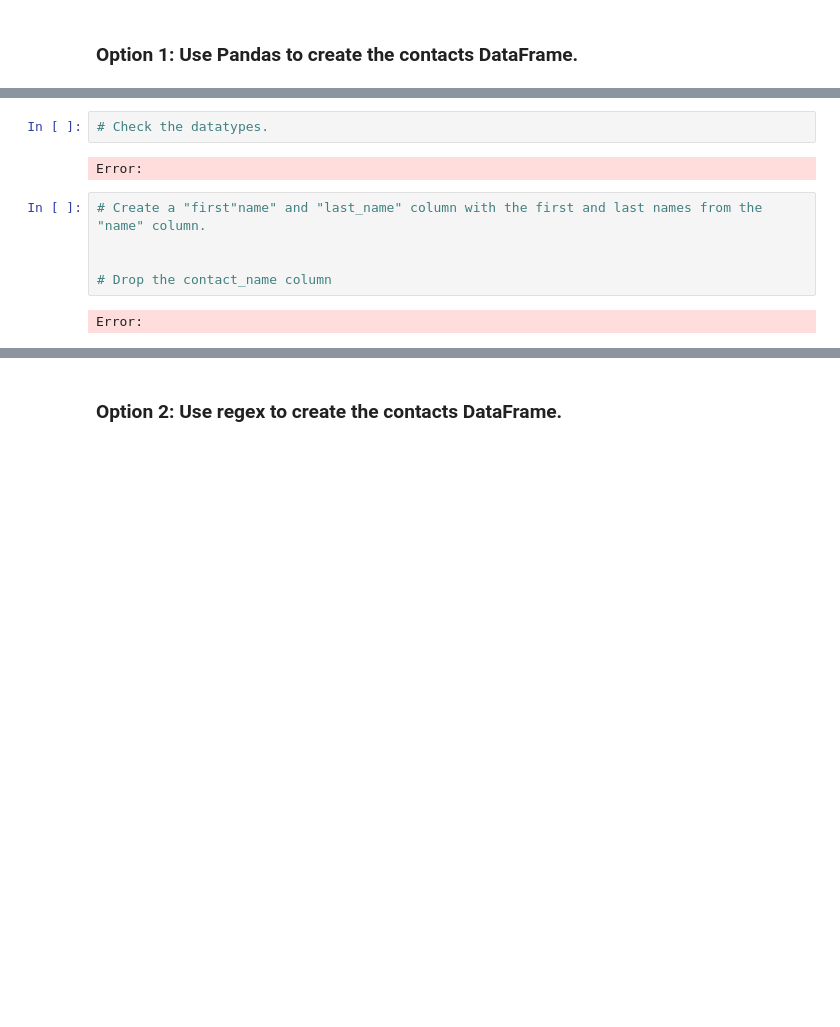
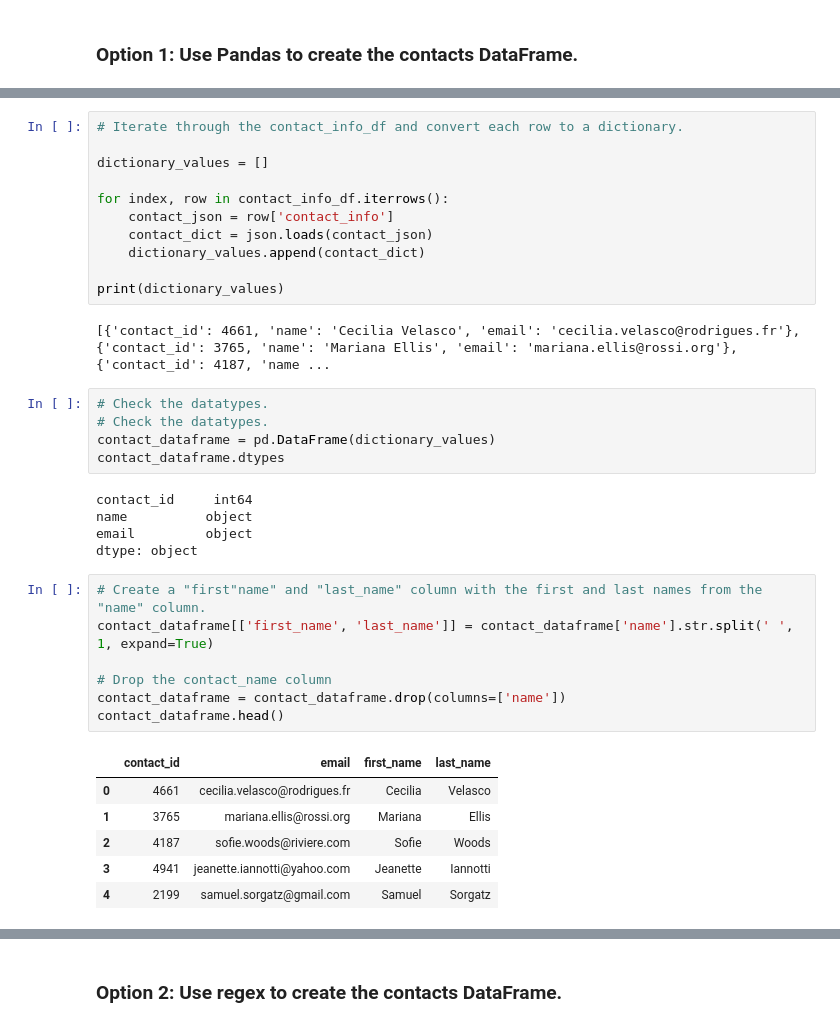
Before and after one commit to megangoode3/Crowdfunding_ETL, a Jupyter notebook: ETL_Mini_Project_BNorthcutt.ipynb, the cells around one changed output, grey strips where cells are left out. Cells and saved outputs as stored; diff of their text form; blank space fills up the shorter version.

```diff
--- a/ETL_Mini_Project_BNorthcutt.ipynb
+++ b/ETL_Mini_Project_BNorthcutt.ipynb
@@ -320,13 +317,39 @@ Error:
+# %%
+# Iterate through the contact_info_df and convert each row to a dictionary.
+
+dictionary_values = []
+
+for index, row in contact_info_df.iterrows():
+    contact_json = row['contact_info']
+    contact_dict = json.loads(contact_json)
+    dictionary_values.append(contact_dict)
+
+print(dictionary_values)
+# %% [output]
+[{'contact_id': 4661, 'name': 'Cecilia Velasco', 'email': 'cecilia.velasco@rodrigues.fr'}, {'contact_id': 3765, 'name': 'Mariana Ellis', 'email': 'mariana.ellis@rossi.org'}, {'contact_id': 4187, 'name ...
 # %%
 # Check the datatypes.
+# Check the datatypes.
+contact_dataframe = pd.DataFrame(dictionary_values)
+contact_dataframe.dtypes
 # %% [output]
-Error:
+contact_id     int64
+name          object
+email         object
+dtype: object
 # %%
 # Create a "first"name" and "last_name" column with the first and last names from the "name" column.
-
+contact_dataframe[['first_name', 'last_name']] = contact_dataframe['name'].str.split(' ', 1, expand=True)
 
 # Drop the contact_name column
+contact_dataframe = contact_dataframe.drop(columns=['name'])
+contact_dataframe.head()
 # %% [output]
-Error:
+|  | contact_id | email | first_name | last_name |
+| 0 | 4661 | cecilia.velasco@rodrigues.fr | Cecilia | Velasco |
+| 1 | 3765 | mariana.ellis@rossi.org | Mariana | Ellis |
+| 2 | 4187 | sofie.woods@riviere.com | Sofie | Woods |
+| 3 | 4941 | jeanette.iannotti@yahoo.com | Jeanette | Iannotti |
+| 4 | 2199 | samuel.sorgatz@gmail.com | Samuel | Sorgatz |
 # %%
 # Reorder the columns
```
Also changed, not shown: parts of 8 cells of this notebook, 4 other files.
